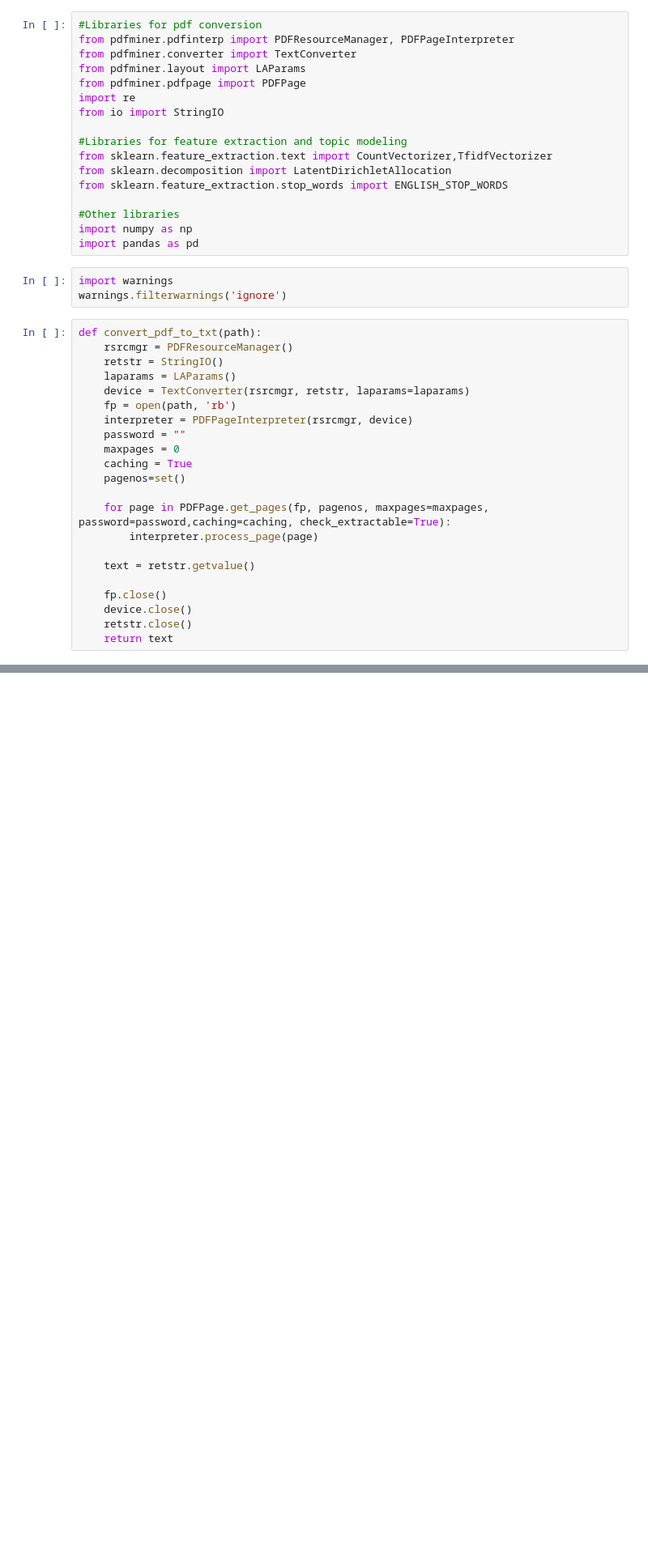
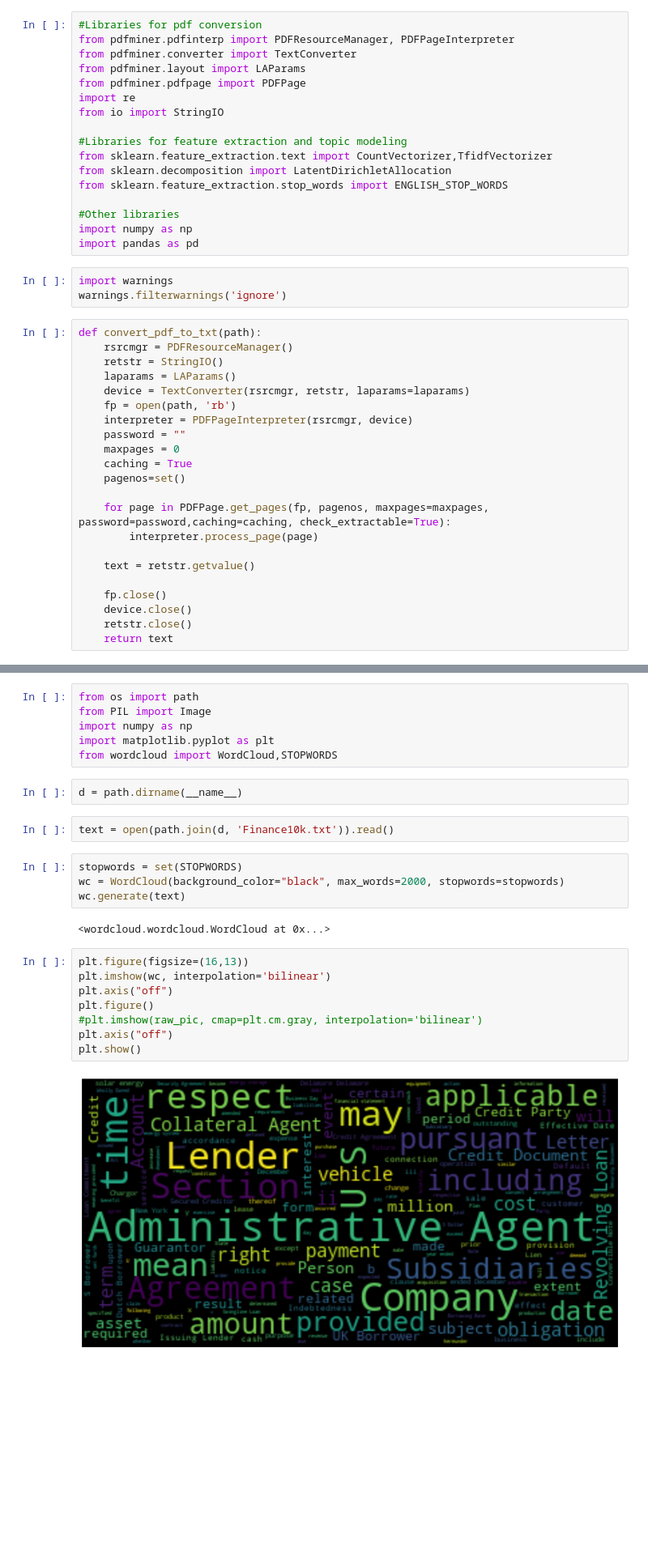
Before and after one commit to FerraroSoftware/AlgoTrading, a Jupyter notebook: sec_nlp.ipynb, the cells around one changed output, grey strips where cells are left out. Shown at 81% size. Saved outputs shown, nothing was run; the diff lists cells and outputs as text; blank space fills up the shorter version.

Commit message:
10k wordcloud

```diff
--- a/sec_nlp.ipynb
+++ b/sec_nlp.ipynb
@@ -42,0 +224,27 @@ def convert_pdf_to_txt(path):
+# %%
+from os import path
+from PIL import Image
+import numpy as np
+import matplotlib.pyplot as plt
+from wordcloud import WordCloud,STOPWORDS
+# %%
+d = path.dirname(__name__)
+# %%
+text = open(path.join(d, 'Finance10k.txt')).read()
+# %%
+stopwords = set(STOPWORDS)
+wc = WordCloud(background_color="black", max_words=2000, stopwords=stopwords)
+wc.generate(text)
+# %% [output]
+<wordcloud.wordcloud.WordCloud at 0x...>
+# %%
+plt.figure(figsize=(16,13))
+plt.imshow(wc, interpolation='bilinear')
+plt.axis("off")
+plt.figure()
+#plt.imshow(raw_pic, cmap=plt.cm.gray, interpolation='bilinear')
+plt.axis("off")
+plt.show()
+# %% [output]
+[figure, added]
+[figure, added]
```
Also changed, not shown: parts of 18 cells of this notebook, 2 other files.
